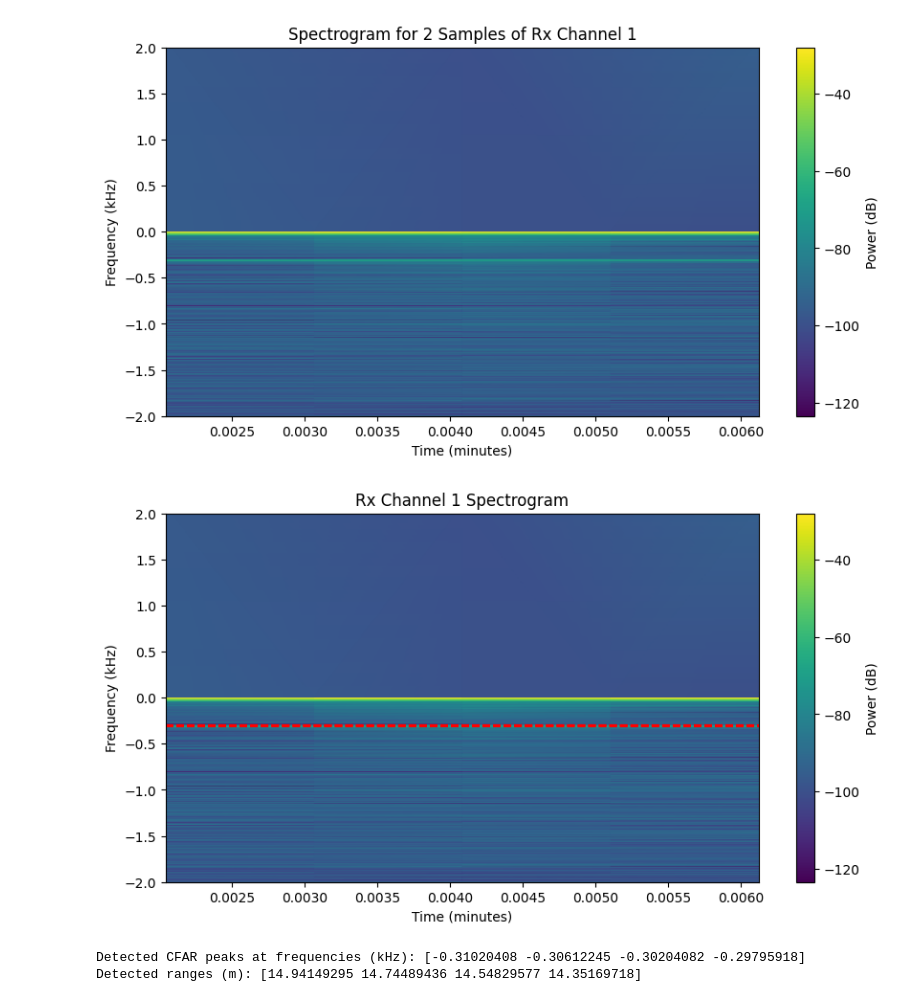
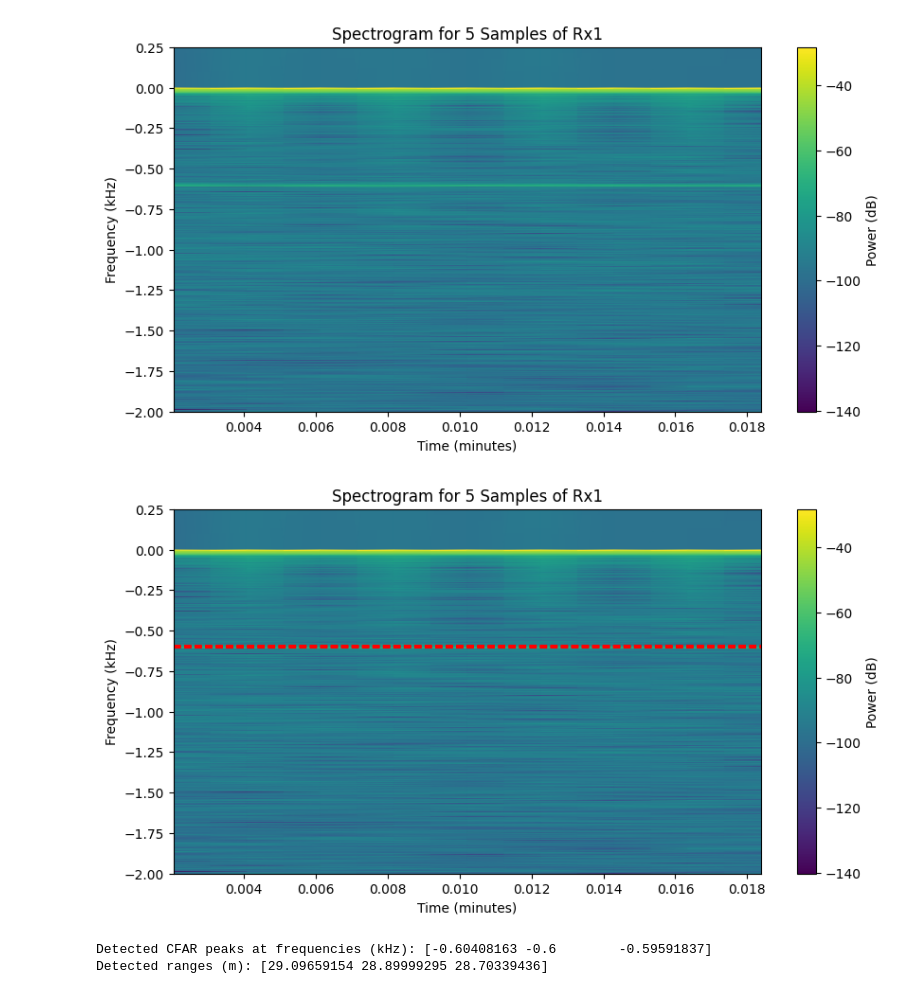
Before and after one commit to nathanbowness/UAV-Object-Tracking, a Jupyter notebook: notebooks/td_analysis_spectrogram.ipynb, the cells around one changed output. Saved outputs shown, nothing was run; the diff lists cells and outputs as text; code cells hidden in the pictures.

```diff
--- a/notebooks/td_analysis_spectrogram.ipynb
+++ b/notebooks/td_analysis_spectrogram.ipynb
@@ -252,5 +246,5 @@ Detected ranges (m): [15.13809155 14.94149295 14.74489436 14.54829577]
 # %%
-num_samples = 2
+num_samples = 5
 
 # Slice the data to use only the first 50 samples
 x1_subset = x1[:num_samples, :].flatten()  # Flatten the sliced array
@@ -267,11 +261,11 @@ plt.pcolormesh(t1 / 60, f1 / 1e3, 10 * np.log10(np.abs(Sxx1)), shading='gouraud'
 plt.colorbar(label='Power (dB)')
 plt.xlabel('Time (minutes)')
 plt.ylabel('Frequency (kHz)')
-plt.ylim([-2, 2])  # Limit frequency range to -2 to 2 kHz
-plt.title(f"Spectrogram for {num_samples} Samples of Rx Channel 1")
+plt.ylim([-2, 0.25])  # Limit frequency range to -2 to 2 kHz
+plt.title(f"Spectrogram for {num_samples} Samples of Rx1")
 plt.show()
 # %% [output]
-[figure, old version]
+[figure, new version]
 # %%
 # Compute the average power across time
 avg_power1 = np.mean(np.abs(Sxx1), axis=1)
@@ -279,36 +273,36 @@ avg_power1 = np.mean(np.abs(Sxx1), axis=1)
 # Parameters for CFAR
 num_train = 10  # Number of training cells
 num_guard = 2   # Number of guard cells
 rate_fa = 5     # False alarm rate multiplier (adjust as needed)
 
 # Apply CFAR
 cfar_mask = cfar_detector(avg_power1, num_train, num_guard, rate_fa)
 
 # Plotting the spectrogram
 plt.figure(figsize=(10, 5))
 plt.pcolormesh(t1 / 60, f1 / 1e3, 10 * np.log10(np.abs(Sxx1)), shading='gouraud')
 plt.colorbar(label='Power (dB)')
 plt.xlabel('Time (minutes)')
 plt.ylabel('Frequency (kHz)')
-plt.ylim([-2, 2])  # Limit frequency range to -2 to 2 kHz
-plt.title('Rx Channel 1 Spectrogram')
+plt.ylim([-2, 0.25])  # Limit frequency range to -2 to 2 kHz
+plt.title(f'Spectrogram for {num_samples} Samples of Rx1')
 
 # Highlight detected peaks with CFAR
 detected_freqs = f1[cfar_mask == 1]
 for freq in detected_freqs:
     plt.hlines(freq / 1e3, xmin=t1[0] / 60, xmax=t1[-1] / 60, color='red', linestyle='--')
 
 plt.show()
 
 # Print the detected frequencies in kHz
-print("Detected CFAR peaks at frequencies (kHz):", detected_freqs / 1e3)
+print(f"Detected CFAR peaks at frequencies (kHz):", detected_freqs / 1e3)
 
 detected_freqs_hz = detected_freqs  # Detected beat frequencies in Hz
 
 # Convert the beat frequencies to range (distance)
 ranges = (C * detected_freqs_hz) / (2 * m_w)
 print("Detected ranges (m):", abs(ranges))
 # %% [output]
-[figure, old version]
+[figure, new version]
-Detected CFAR peaks at frequencies (kHz): [-0.31020408 -0.30612245 -0.30204082 -0.29795918]
-Detected ranges (m): [14.94149295 14.74489436 14.54829577 14.35169718]
+Detected CFAR peaks at frequencies (kHz): [-0.60408163 -0.6        -0.59591837]
+Detected ranges (m): [29.09659154 28.89999295 28.70339436]
```
Also changed, not shown: parts of 5 cells of this notebook, 9 other files.
